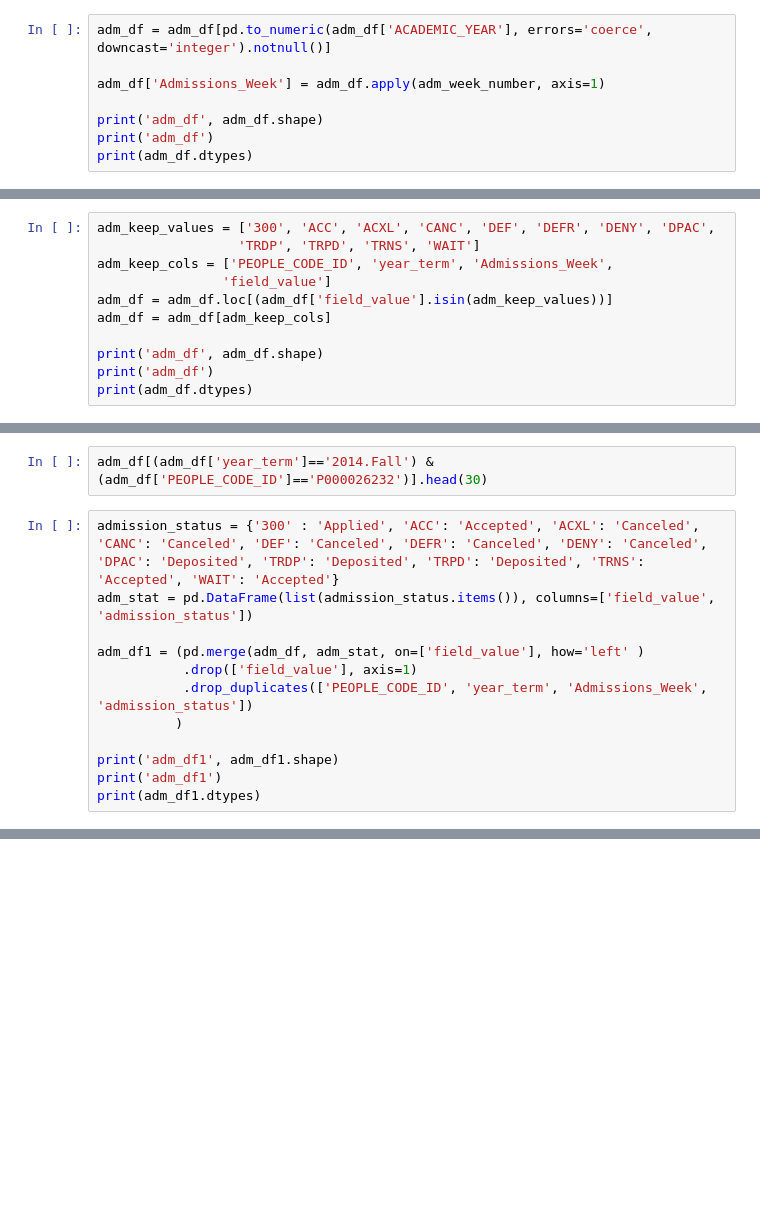
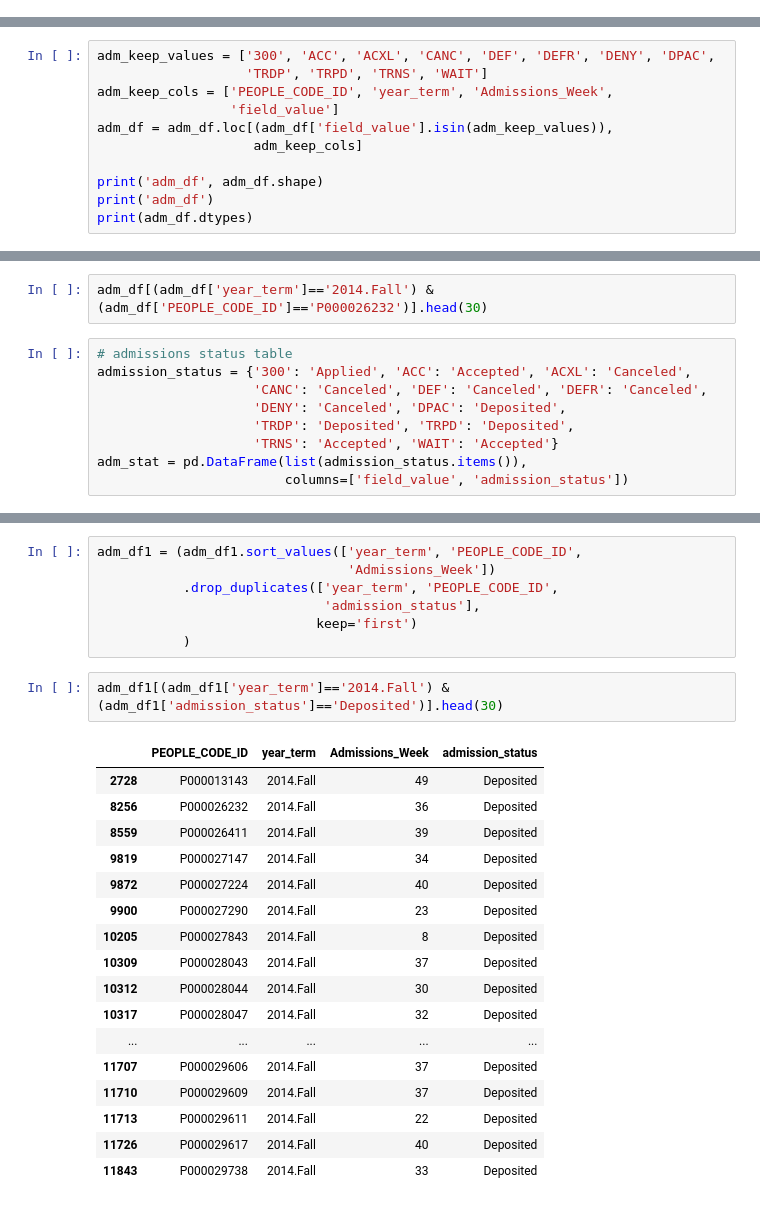
Before and after one commit to JeffWalton-PSC/Admissions, a Jupyter notebook: funnel/admissions_historic_data.ipynb, the cells around one changed output, grey strips where cells are left out. Cells and saved outputs as stored; diff of their text form; blank space fills up the shorter version.

Commit message:
admissions processing flow - refactor admissions.py

```diff
--- a/funnel/admissions_historic_data.ipynb
+++ b/funnel/admissions_historic_data.ipynb
@@ -251,11 +250,3 @@ adm_week_number = (lambda r: (r['Week_Number'] -
-# %%
-adm_df = adm_df[pd.to_numeric(adm_df['ACADEMIC_YEAR'], errors='coerce', downcast='integer').notnull()]
-
-adm_df['Admissions_Week'] = adm_df.apply(adm_week_number, axis=1)
-
-print('adm_df', adm_df.shape)
-print('adm_df')
-print(adm_df.dtypes)
 # %%
 adm_df.head()
 # %%
@@ -268,11 +258,11 @@ print(adm_df['field_value'].value_counts().sort_index())
 print(adm_df['field_value'].value_counts().sum())
 # %%
 adm_keep_values = ['300', 'ACC', 'ACXL', 'CANC', 'DEF', 'DEFR', 'DENY', 'DPAC',
-                  'TRDP', 'TRPD', 'TRNS', 'WAIT']
+                   'TRDP', 'TRPD', 'TRNS', 'WAIT']
 adm_keep_cols = ['PEOPLE_CODE_ID', 'year_term', 'Admissions_Week',
-                'field_value']
-adm_df = adm_df.loc[(adm_df['field_value'].isin(adm_keep_values))]
-adm_df = adm_df[adm_keep_cols]
+                 'field_value']
+adm_df = adm_df.loc[(adm_df['field_value'].isin(adm_keep_values)),
+                    adm_keep_cols]
 
 print('adm_df', adm_df.shape)
 print('adm_df')
@@ -282,14 +280,11 @@ adm_df.head()
 # %%
 adm_df[(adm_df['year_term']=='2014.Fall') & (adm_df['PEOPLE_CODE_ID']=='P000026232')].head(30)
 # %%
-admission_status = {'300' : 'Applied', 'ACC': 'Accepted', 'ACXL': 'Canceled', 'CANC': 'Canceled', 'DEF': 'Canceled', 'DEFR': 'Canceled', 'DENY': 'Canceled', 'DPAC': 'Deposited', 'TRDP': 'Deposited', 'TRPD': 'Deposited', 'TRNS': 'Accepted', 'WAIT': 'Accepted'}
-adm_stat = pd.DataFrame(list(admission_status.items()), columns=['field_value', 'admission_status'])
-
-adm_df1 = (pd.merge(adm_df, adm_stat, on=['field_value'], how='left' )
-           .drop(['field_value'], axis=1)
-           .drop_duplicates(['PEOPLE_CODE_ID', 'year_term', 'Admissions_Week', 'admission_status'])
-          )
-
-print('adm_df1', adm_df1.shape)
-print('adm_df1')
-print(adm_df1.dtypes)
+# admissions status table
+admission_status = {'300': 'Applied', 'ACC': 'Accepted', 'ACXL': 'Canceled',
+                    'CANC': 'Canceled', 'DEF': 'Canceled', 'DEFR': 'Canceled',
+                    'DENY': 'Canceled', 'DPAC': 'Deposited',
+                    'TRDP': 'Deposited', 'TRPD': 'Deposited',
+                    'TRNS': 'Accepted', 'WAIT': 'Accepted'}
+adm_stat = pd.DataFrame(list(admission_status.items()),
+                        columns=['field_value', 'admission_status'])
@@ -301,0 +338,27 @@ adm_df1[(adm_df1['year_term']=='2014.Fall') & (adm_df1['PEOPLE_CODE_ID']=='P0000
+# %%
+adm_df1 = (adm_df1.sort_values(['year_term', 'PEOPLE_CODE_ID',
+                                'Admissions_Week'])
+           .drop_duplicates(['year_term', 'PEOPLE_CODE_ID',
+                             'admission_status'],
+                            keep='first')
+           )
+# %%
+adm_df1[(adm_df1['year_term']=='2014.Fall') & (adm_df1['admission_status']=='Deposited')].head(30)
+# %% [output]
+|  | PEOPLE_CODE_ID | year_term | Admissions_Week | admission_status |
+| 2728 | P000013143 | 2014.Fall | 49 | Deposited |
+| 8256 | P000026232 | 2014.Fall | 36 | Deposited |
+| 8559 | P000026411 | 2014.Fall | 39 | Deposited |
+| 9819 | P000027147 | 2014.Fall | 34 | Deposited |
+| 9872 | P000027224 | 2014.Fall | 40 | Deposited |
+| 9900 | P000027290 | 2014.Fall | 23 | Deposited |
+| 10205 | P000027843 | 2014.Fall | 8 | Deposited |
+| 10309 | P000028043 | 2014.Fall | 37 | Deposited |
+| 10312 | P000028044 | 2014.Fall | 30 | Deposited |
+| 10317 | P000028047 | 2014.Fall | 32 | Deposited |
+| ... | ... | ... | ... | ... |
+| 11707 | P000029606 | 2014.Fall | 37 | Deposited |
+| 11710 | P000029609 | 2014.Fall | 37 | Deposited |
+| 11713 | P000029611 | 2014.Fall | 22 | Deposited |
+| 11726 | P000029617 | 2014.Fall | 40 | Deposited |
+| 11843 | P000029738 | 2014.Fall | 33 | Deposited |
```
Also changed, not shown: parts of 47 cells of this notebook, 1 other file.
